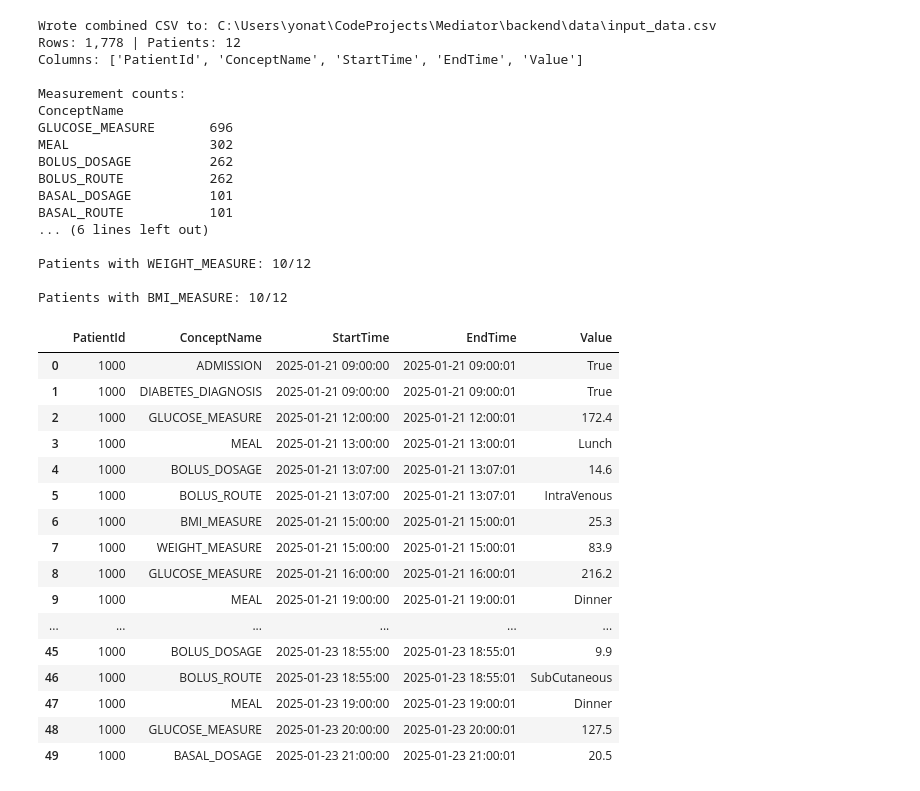
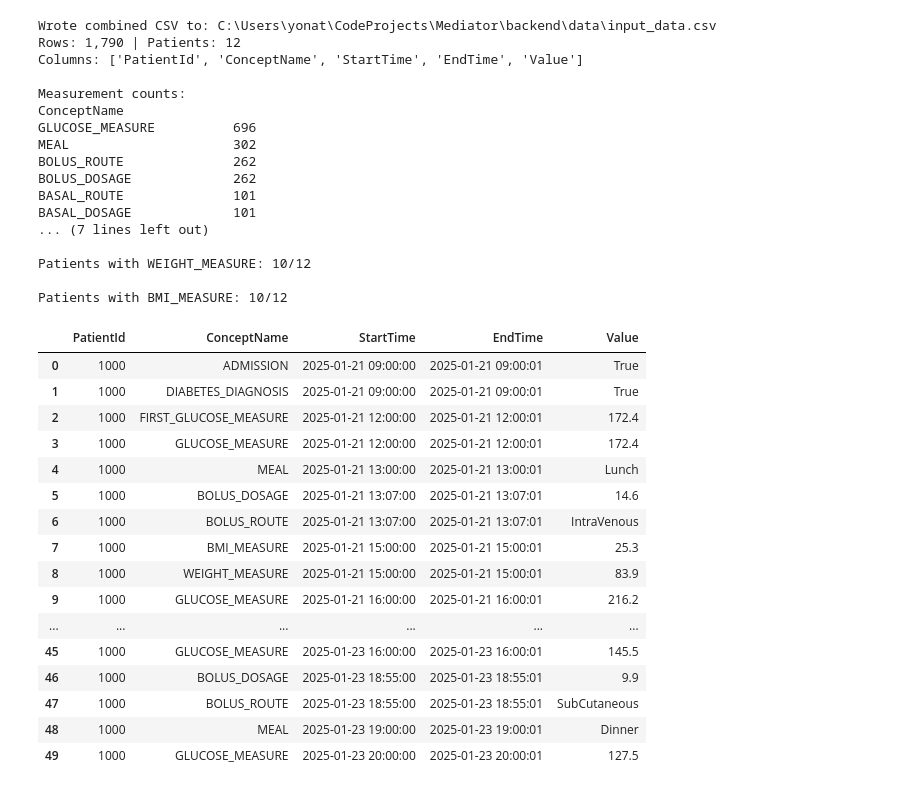
Before and after one commit to shaharoded/Mediator, a Jupyter notebook: backend/data/generate_synthetic_data.ipynb, the cells around one changed output. Cells and saved outputs as stored; diff of their text form; code cells hidden in the pictures.

```diff
--- a/backend/data/generate_synthetic_data.ipynb
+++ b/backend/data/generate_synthetic_data.ipynb
@@ -158,7 +158,15 @@ def _simulate_patient(pid: int, base_admit: datetime):
 # -------------------------
 all_rows = []
 for pid in range(1000, 1000 + N_PATIENTS):
-    all_rows.extend(_simulate_patient(pid, START_DATE))
+    patient_rows = _simulate_patient(pid, START_DATE)
+    # Add FIRST_GLUCOSE_MEASURE as a duplicate of the first GLUCOSE_MEASURE row
+    glucose_rows = [row for row in patient_rows if row['ConceptName'] == 'GLUCOSE_MEASURE']
+    if glucose_rows:
+        first_glucose = glucose_rows[0].copy()
+        first_glucose['ConceptName'] = 'FIRST_GLUCOSE_MEASURE'
+        # Insert as the first row for this patient
+        patient_rows.insert(0, first_glucose)
+    all_rows.extend(patient_rows)
 
 df = pd.DataFrame(all_rows).sort_values(
     by=["PatientId", "StartTime", "ConceptName"]
@@ -168,52 +176,52 @@ df = pd.DataFrame(all_rows).sort_values(
 # Write outputs
 # -------------------------
 OUTDIR.mkdir(parents=True, exist_ok=True)
 combined_path = OUTDIR / "input_data.csv"
 df.to_csv(combined_path, index=False)
 
 print(f"Wrote combined CSV to: {combined_path.resolve()}")
 print(f"Rows: {len(df):,} | Patients: {df['PatientId'].nunique()}")
 print("Columns:", list(df.columns))
 
 # Show summary of generated measurements
 print("\nMeasurement counts:")
 print(df.groupby("ConceptName").size().sort_values(ascending=False))
 print(f"\nPatients with WEIGHT_MEASURE: {df[df['ConceptName']=='WEIGHT_MEASURE']['PatientId'].nunique()}/{N_PATIENTS}")
 print(f"\nPatients with BMI_MEASURE: {df[df['ConceptName']=='BMI_MEASURE']['PatientId'].nunique()}/{N_PATIENTS}")
 
 display(df.head(50))
 # %% [output]
 Wrote combined CSV to: C:\Users\yonat\CodeProjects\Mediator\backend\data\input_data.csv
-Rows: 1,778 | Patients: 12
+Rows: 1,790 | Patients: 12
 Columns: ['PatientId', 'ConceptName', 'StartTime', 'EndTime', 'Value']
 
 Measurement counts:
 ConceptName
-GLUCOSE_MEASURE       696
-MEAL                  302
-BOLUS_DOSAGE          262
-BOLUS_ROUTE           262
-BASAL_DOSAGE          101
-BASAL_ROUTE           101
-... (6 lines left out)
+GLUCOSE_MEASURE          696
+MEAL                     302
+BOLUS_ROUTE              262
+BOLUS_DOSAGE             262
+BASAL_ROUTE              101
+BASAL_DOSAGE             101
+... (7 lines left out)
 
 Patients with WEIGHT_MEASURE: 10/12
 
 Patients with BMI_MEASURE: 10/12
 |  | PatientId | ConceptName | StartTime | EndTime | Value |
 | 0 | 1000 | ADMISSION | 2025-01-21 09:00:00 | 2025-01-21 09:00:01 | True |
 | 1 | 1000 | DIABETES_DIAGNOSIS | 2025-01-21 09:00:00 | 2025-01-21 09:00:01 | True |
-| 2 | 1000 | GLUCOSE_MEASURE | 2025-01-21 12:00:00 | 2025-01-21 12:00:01 | 172.4 |
-| 3 | 1000 | MEAL | 2025-01-21 13:00:00 | 2025-01-21 13:00:01 | Lunch |
-| 4 | 1000 | BOLUS_DOSAGE | 2025-01-21 13:07:00 | 2025-01-21 13:07:01 | 14.6 |
-| 5 | 1000 | BOLUS_ROUTE | 2025-01-21 13:07:00 | 2025-01-21 13:07:01 | IntraVenous |
-| 6 | 1000 | BMI_MEASURE | 2025-01-21 15:00:00 | 2025-01-21 15:00:01 | 25.3 |
-| 7 | 1000 | WEIGHT_MEASURE | 2025-01-21 15:00:00 | 2025-01-21 15:00:01 | 83.9 |
-| 8 | 1000 | GLUCOSE_MEASURE | 2025-01-21 16:00:00 | 2025-01-21 16:00:01 | 216.2 |
-| 9 | 1000 | MEAL | 2025-01-21 19:00:00 | 2025-01-21 19:00:01 | Dinner |
+| 2 | 1000 | FIRST_GLUCOSE_MEASURE | 2025-01-21 12:00:00 | 2025-01-21 12:00:01 | 172.4 |
+| 3 | 1000 | GLUCOSE_MEASURE | 2025-01-21 12:00:00 | 2025-01-21 12:00:01 | 172.4 |
+| 4 | 1000 | MEAL | 2025-01-21 13:00:00 | 2025-01-21 13:00:01 | Lunch |
+| 5 | 1000 | BOLUS_DOSAGE | 2025-01-21 13:07:00 | 2025-01-21 13:07:01 | 14.6 |
+| 6 | 1000 | BOLUS_ROUTE | 2025-01-21 13:07:00 | 2025-01-21 13:07:01 | IntraVenous |
+| 7 | 1000 | BMI_MEASURE | 2025-01-21 15:00:00 | 2025-01-21 15:00:01 | 25.3 |
+| 8 | 1000 | WEIGHT_MEASURE | 2025-01-21 15:00:00 | 2025-01-21 15:00:01 | 83.9 |
+| 9 | 1000 | GLUCOSE_MEASURE | 2025-01-21 16:00:00 | 2025-01-21 16:00:01 | 216.2 |
 | ... | ... | ... | ... | ... | ... |
-| 45 | 1000 | BOLUS_DOSAGE | 2025-01-23 18:55:00 | 2025-01-23 18:55:01 | 9.9 |
-| 46 | 1000 | BOLUS_ROUTE | 2025-01-23 18:55:00 | 2025-01-23 18:55:01 | SubCutaneous |
-| 47 | 1000 | MEAL | 2025-01-23 19:00:00 | 2025-01-23 19:00:01 | Dinner |
-| 48 | 1000 | GLUCOSE_MEASURE | 2025-01-23 20:00:00 | 2025-01-23 20:00:01 | 127.5 |
-| 49 | 1000 | BASAL_DOSAGE | 2025-01-23 21:00:00 | 2025-01-23 21:00:01 | 20.5 |
+| 45 | 1000 | GLUCOSE_MEASURE | 2025-01-23 16:00:00 | 2025-01-23 16:00:01 | 145.5 |
+| 46 | 1000 | BOLUS_DOSAGE | 2025-01-23 18:55:00 | 2025-01-23 18:55:01 | 9.9 |
+| 47 | 1000 | BOLUS_ROUTE | 2025-01-23 18:55:00 | 2025-01-23 18:55:01 | SubCutaneous |
+| 48 | 1000 | MEAL | 2025-01-23 19:00:00 | 2025-01-23 19:00:01 | Dinner |
+| 49 | 1000 | GLUCOSE_MEASURE | 2025-01-23 20:00:00 | 2025-01-23 20:00:01 | 127.5 |
```
Also changed, not shown: 5 other files.
